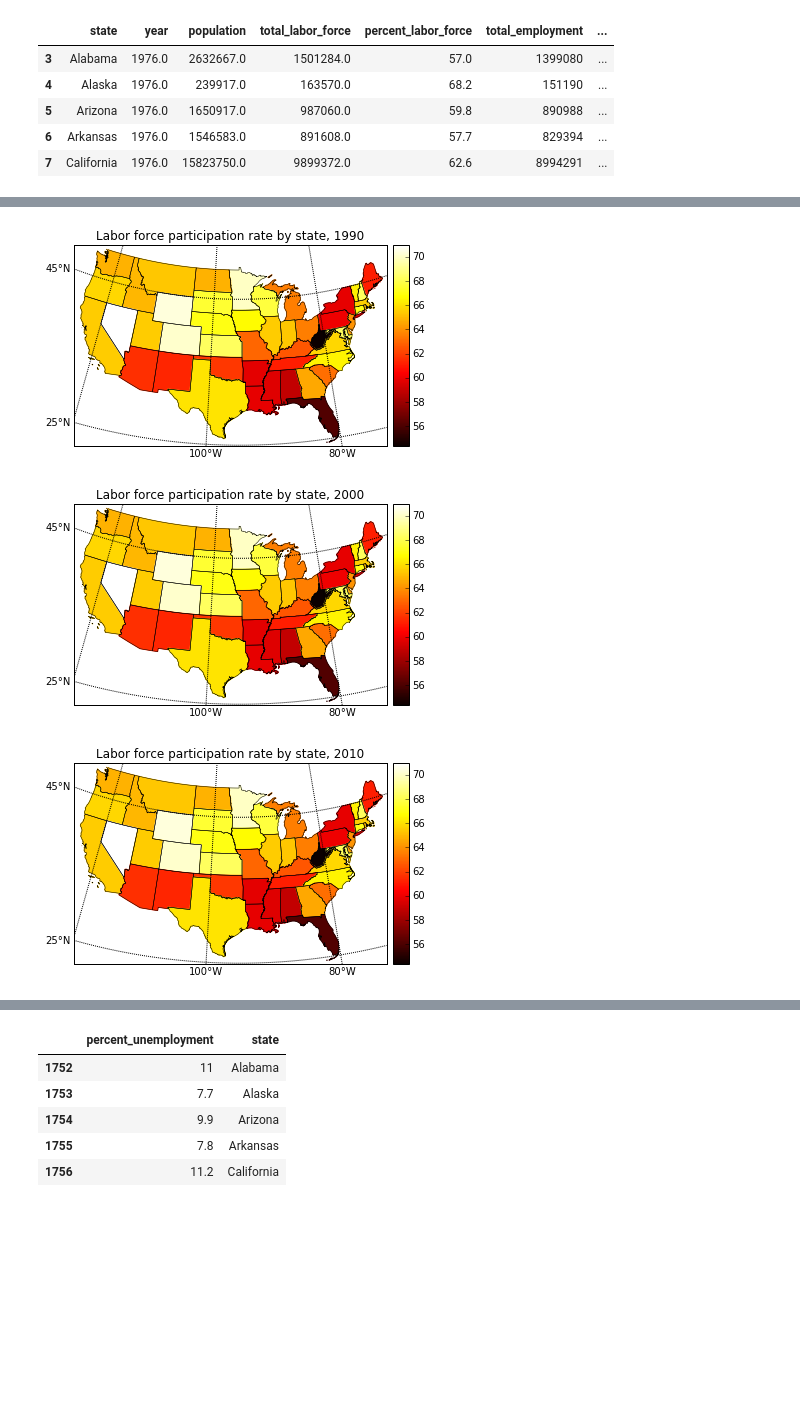
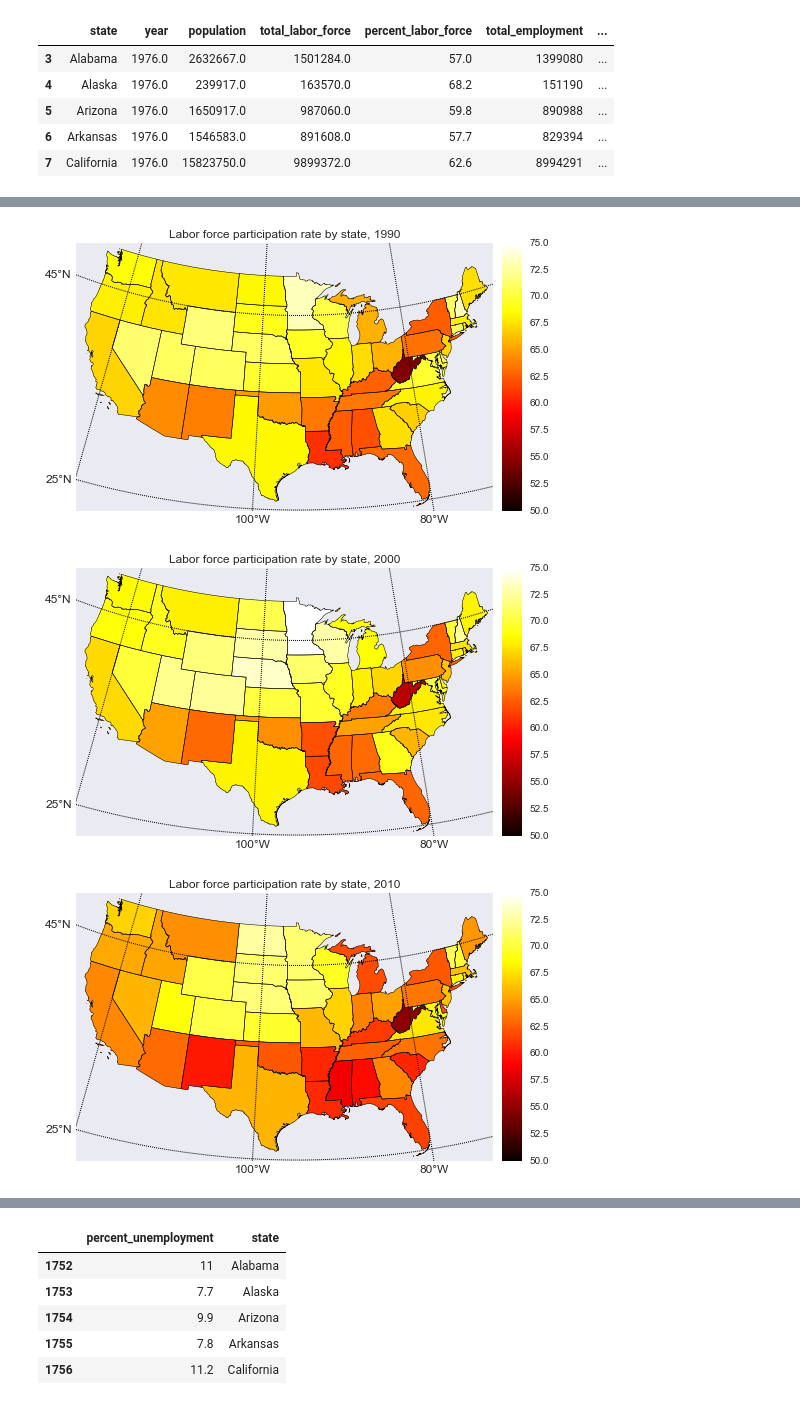
Before and after one commit to ryankresse/employment, a Jupyter notebook: mapping.ipynb, the cells around one changed output, grey strips where cells are left out. Drawn from its saved outputs; the diff is of its cells as text; code cells hidden in the pictures; blank space fills up the shorter version.

Commit message:
works on earnings data

```diff
--- a/mapping.ipynb
+++ b/mapping.ipynb
@@ -4,6 +4,8 @@ import pandas as pd
 import numpy as np
 import matplotlib.pyplot as plt
 from mpl_toolkits.basemap import Basemap
+import seaborn as sns
+sns.set()
 # %%
 states = pd.read_excel('state_data.xlsx', skiprows=4)
 # %%
@@ -49,12 +51,13 @@ from matplotlib.patches import Polygon
 import matplotlib
 import matplotlib.cm as cm
 
-def plotStateData(dataDict, title):
+def plotStateData(dataDict, title, minima=None, maxima=None):
     # Lambert Conformal map of lower 48 states.
 
     lst = [v for k, v in dataDict.items()]
-    minima = min(lst)
-    maxima = max(lst)
+    if not minima:
+        minima = min(lst)
+        maxima = max(lst)
 
     norm = matplotlib.colors.Normalize(vmin=minima, vmax=maxima)
     mapper = cm.ScalarMappable(norm=norm, cmap=cm.hot)
@@ -107,18 +110,18 @@ plotStateData(eightyLf, 'Labor force participation rate by state, 1980')
 # %%
 ninetyLf = createDataDict(1990, 'percent_labor_force')
-plotStateData(eightyLf, 'Labor force participation rate by state, 1990')
+plotStateData(ninetyLf, 'Labor force participation rate by state, 1990', 50, 75)
 # %% [output]
-[figure, old version]
+[figure, new version]
 # %%
 thousandLf = createDataDict(2000, 'percent_labor_force')
-plotStateData(eightyLf, 'Labor force participation rate by state, 2000')
+plotStateData(thousandLf, 'Labor force participation rate by state, 2000', 50, 75)
 # %% [output]
-[figure, old version]
+[figure, new version]
 # %%
 tenLf = createDataDict(2010, 'percent_labor_force')
-plotStateData(eightyLf, 'Labor force participation rate by state, 2010')
+plotStateData(tenLf, 'Labor force participation rate by state, 2010', 50, 75)
 # %% [output]
-[figure, old version]
+[figure, new version]
 # %%
 tenLaborForce = states.loc[states.year == 2010, ['percent_labor_force', 'state']]
 eightyLaborForce = states.loc[states.year == 1980, ['percent_labor_force','state']]
```
Also changed, not shown: parts of 11 cells of this notebook, 2 other files.
